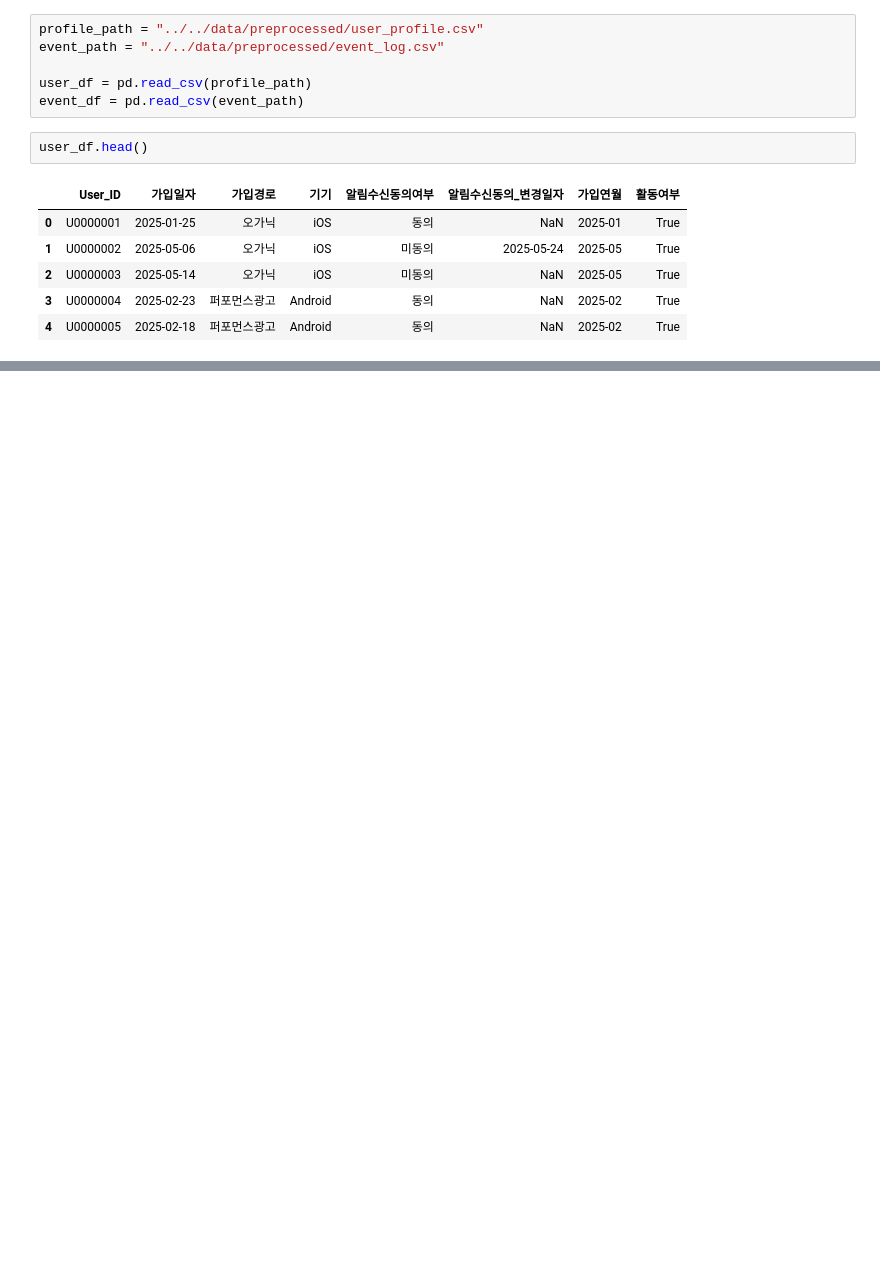
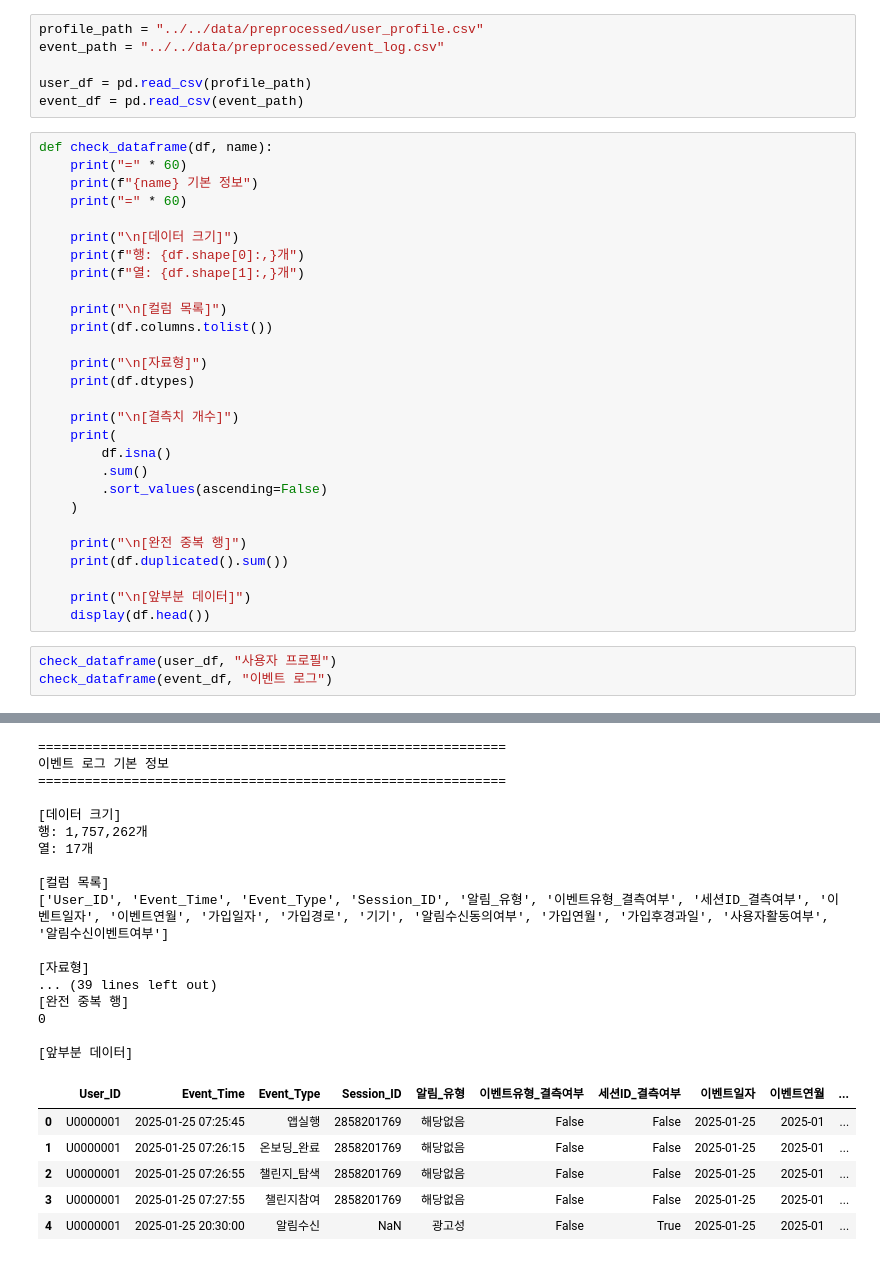
Before and after one commit to leegolem/Anti-Churn-Committee, a Jupyter notebook: notebooks/jeongsu/01eda.ipynb, the cells around one changed output, grey strips where cells are left out. Saved outputs shown, nothing was run; the diff lists cells and outputs as text; blank space fills up the shorter version.

```diff
--- a/notebooks/jeongsu/01eda.ipynb
+++ b/notebooks/jeongsu/01eda.ipynb
@@ -16,12 +32,35 @@ event_path = "../../data/preprocessed/event_log.csv"
 
 user_df = pd.read_csv(profile_path)
 event_df = pd.read_csv(event_path)
-# %%
-user_df.head()
-# %% [output]
-|  | User_ID | 가입일자 | 가입경로 | 기기 | 알림수신동의여부 | 알림수신동의_변경일자 | 가입연월 | 활동여부 |
-| 0 | U0000001 | 2025-01-25 | 오가닉 | iOS | 동의 | NaN | 2025-01 | True |
-| 1 | U0000002 | 2025-05-06 | 오가닉 | iOS | 미동의 | 2025-05-24 | 2025-05 | True |
-| 2 | U0000003 | 2025-05-14 | 오가닉 | iOS | 미동의 | NaN | 2025-05 | True |
-| 3 | U0000004 | 2025-02-23 | 퍼포먼스광고 | Android | 동의 | NaN | 2025-02 | True |
-| 4 | U0000005 | 2025-02-18 | 퍼포먼스광고 | Android | 동의 | NaN | 2025-02 | True |
+# %%
+def check_dataframe(df, name):
+    print("=" * 60)
+    print(f"{name} 기본 정보")
+    print("=" * 60)
+
+    print("\n[데이터 크기]")
+    print(f"행: {df.shape[0]:,}개")
+    print(f"열: {df.shape[1]:,}개")
+
+    print("\n[컬럼 목록]")
+    print(df.columns.tolist())
+
+    print("\n[자료형]")
+    print(df.dtypes)
+
+    print("\n[결측치 개수]")
+    print(
+        df.isna()
+        .sum()
+        .sort_values(ascending=False)
+    )
+
+    print("\n[완전 중복 행]")
+    print(df.duplicated().sum())
+
+    print("\n[앞부분 데이터]")
+    display(df.head())
+# %%
+check_dataframe(user_df, "사용자 프로필")
+check_dataframe(event_df, "이벤트 로그")
+# %% [output]
@@ -27,0 +90,23 @@ user_df.head()
+============================================================
+이벤트 로그 기본 정보
+============================================================
+
+[데이터 크기]
+행: 1,757,262개
+열: 17개
+
+[컬럼 목록]
+['User_ID', 'Event_Time', 'Event_Type', 'Session_ID', '알림_유형', '이벤트유형_결측여부', '세션ID_결측여부', '이벤트일자', '이벤트연월', '가입일자', '가입경로', '기기', '알림수신동의여부', '가입연월', '가입후경과일', '사용자활동여부', '알림수신이벤트여부']
+
+[자료형]
+... (39 lines left out)
+[완전 중복 행]
+0
+
+[앞부분 데이터]
+|  | User_ID | Event_Time | Event_Type | Session_ID | 알림_유형 | 이벤트유형_결측여부 | 세션ID_결측여부 | 이벤트일자 | 이벤트연월 | ... |
+| 0 | U0000001 | 2025-01-25 07:25:45 | 앱실행 | 2858201769 | 해당없음 | False | False | 2025-01-25 | 2025-01 | ... |
+| 1 | U0000001 | 2025-01-25 07:26:15 | 온보딩_완료 | 2858201769 | 해당없음 | False | False | 2025-01-25 | 2025-01 | ... |
+| 2 | U0000001 | 2025-01-25 07:26:55 | 챌린지_탐색 | 2858201769 | 해당없음 | False | False | 2025-01-25 | 2025-01 | ... |
+| 3 | U0000001 | 2025-01-25 07:27:55 | 챌린지참여 | 2858201769 | 해당없음 | False | False | 2025-01-25 | 2025-01 | ... |
+| 4 | U0000001 | 2025-01-25 20:30:00 | 알림수신 | NaN | 광고성 | False | True | 2025-01-25 | 2025-01 | ... |
```
Also changed, not shown: parts of 32 cells of this notebook, 1 other file.
